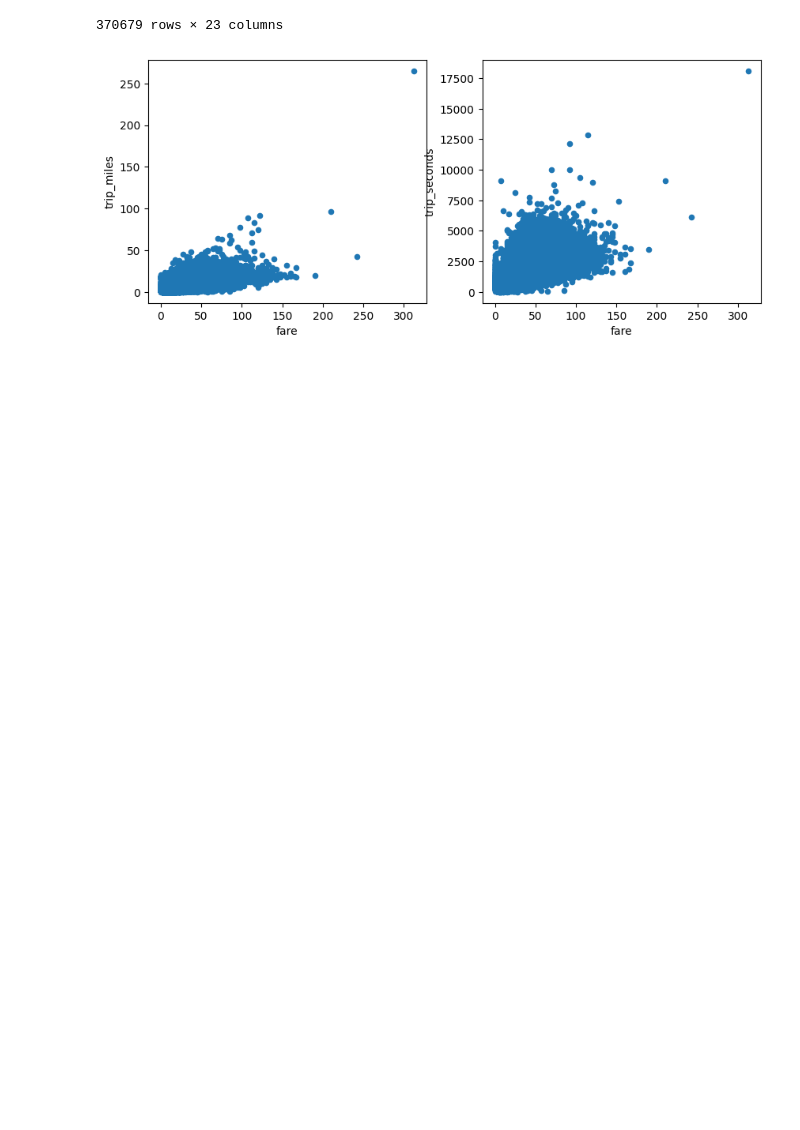
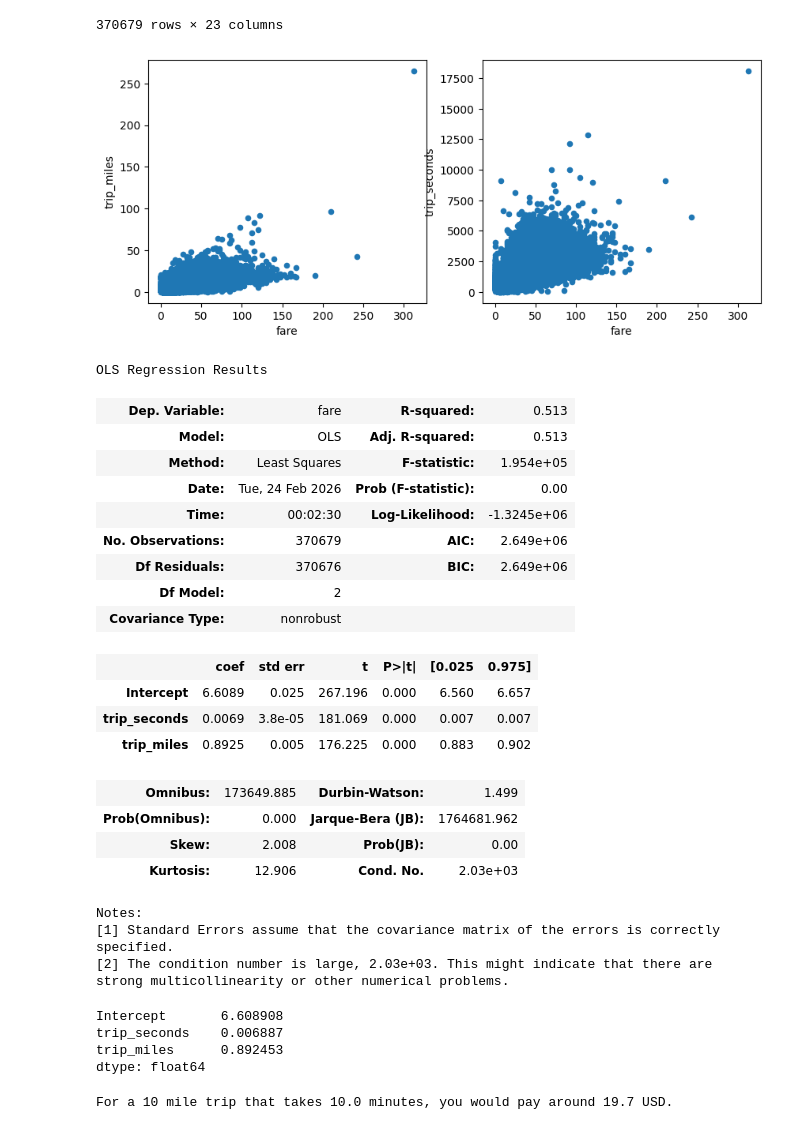
Before and after one commit to AsokTamang/hypothesis, a Jupyter notebook: Untitled.ipynb, the cells around one changed output. Drawn from its saved outputs; the diff is of its cells as text; code cells hidden in the pictures; blank space fills up the shorter version.

Commit message:
training model using smf ols

```diff
--- a/Untitled.ipynb
+++ b/Untitled.ipynb
@@ -282,3 +282,49 @@ plt.show()
 [figure]
 # %%
 #as observed from the plot above , those two variables are highly correlated so we can train the linear regression model using those two variables
+model = smf.ols('fare ~ trip_seconds + trip_miles', data=df)  #here are training our model using fare as dependent variable
+result = model.fit()
+result.summary()
+# %% [output]
+OLS Regression Results
+| Dep. Variable: | fare | R-squared: | 0.513 |
+| Model: | OLS | Adj. R-squared: | 0.513 |
+| Method: | Least Squares | F-statistic: | 1.954e+05 |
+| Date: | Tue, 24 Feb 2026 | Prob (F-statistic): | 0.00 |
+| Time: | 00:02:30 | Log-Likelihood: | -1.3245e+06 |
+| No. Observations: | 370679 | AIC: | 2.649e+06 |
+| Df Residuals: | 370676 | BIC: | 2.649e+06 |
+| Df Model: | 2 |  |  |
+| Covariance Type: | nonrobust |  |  |
+|  | coef | std err | t | P>|t| | [0.025 | 0.975] |
+| Intercept | 6.6089 | 0.025 | 267.196 | 0.000 | 6.560 | 6.657 |
+| trip_seconds | 0.0069 | 3.8e-05 | 181.069 | 0.000 | 0.007 | 0.007 |
+| trip_miles | 0.8925 | 0.005 | 176.225 | 0.000 | 0.883 | 0.902 |
+| Omnibus: | 173649.885 | Durbin-Watson: | 1.499 |
+| Prob(Omnibus): | 0.000 | Jarque-Bera (JB): | 1764681.962 |
+| Skew: | 2.008 | Prob(JB): | 0.00 |
+| Kurtosis: | 12.906 | Cond. No. | 2.03e+03 |
+Notes:
+[1] Standard Errors assume that the covariance matrix of the errors is correctly specified.
+[2] The condition number is large, 2.03e+03. This might indicate that there are
+strong multicollinearity or other numerical problems.
+# %%
+result.params  #this gives us the starting cost of fare , and the cost of fare per trip second as well as mile
+# %% [output]
+Intercept       6.608908
+trip_seconds    0.006887
+trip_miles      0.892453
+dtype: float64
+# %%
+initial_cost = result.params['Intercept']
+cost_per_seconds = result.params['trip_seconds']
+cost_per_miles = result.params['trip_miles']
+def calculate_total_fare(trip_time,trip_distance):
+    return initial_cost + (cost_per_seconds * trip_time) + (cost_per_miles * trip_distance)
+sample_trip_duration = 10 * 60 # 10 minutes
+sample_trip_distance = 10 # 10 miles
+sample_fare = calculate_total_fare(sample_trip_duration, sample_trip_distance)
+
+print(f"For a {sample_trip_distance} mile trip that takes {sample_trip_duration/60} minutes, you would pay around {sample_fare:.3} USD.")
+# %% [output]
+For a 10 mile trip that takes 10.0 minutes, you would pay around 19.7 USD.
```
Also changed, not shown: parts of 1 cell of this notebook.
